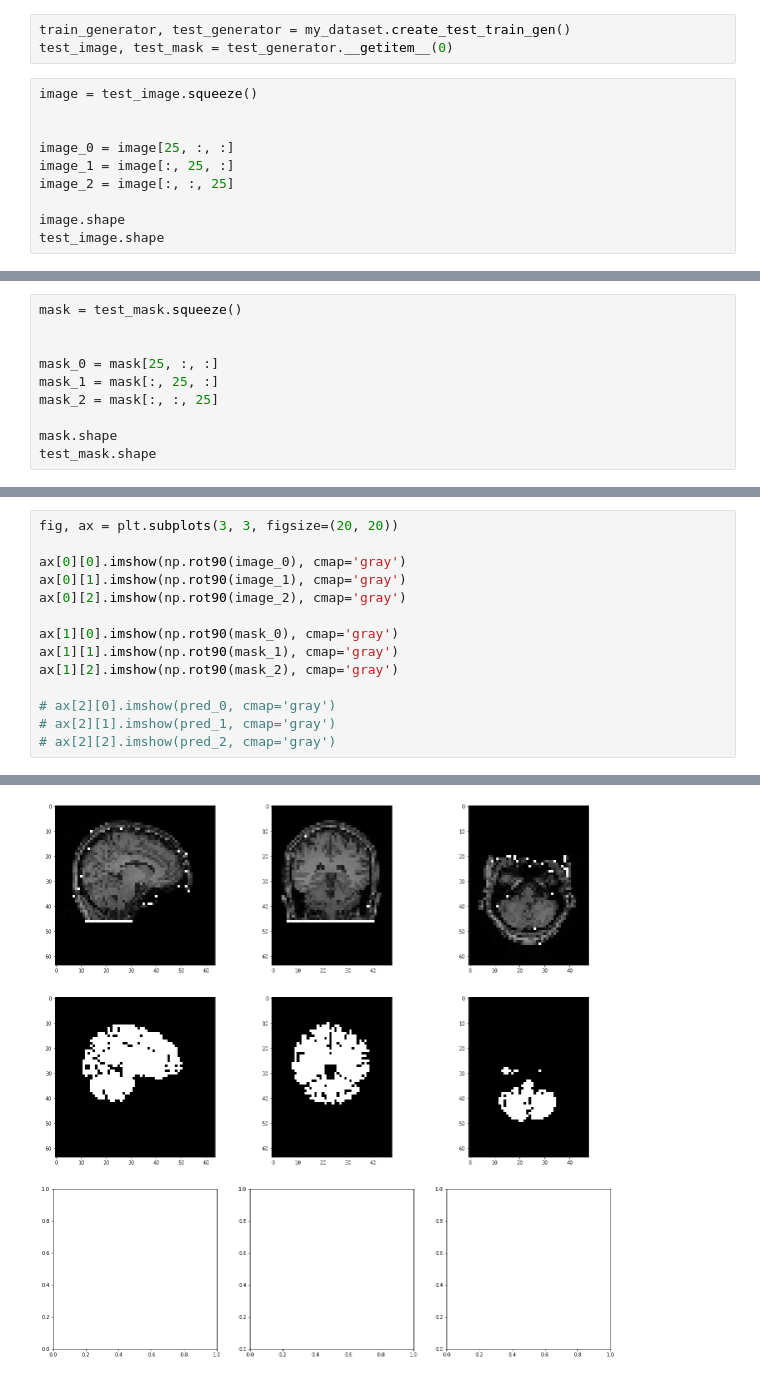
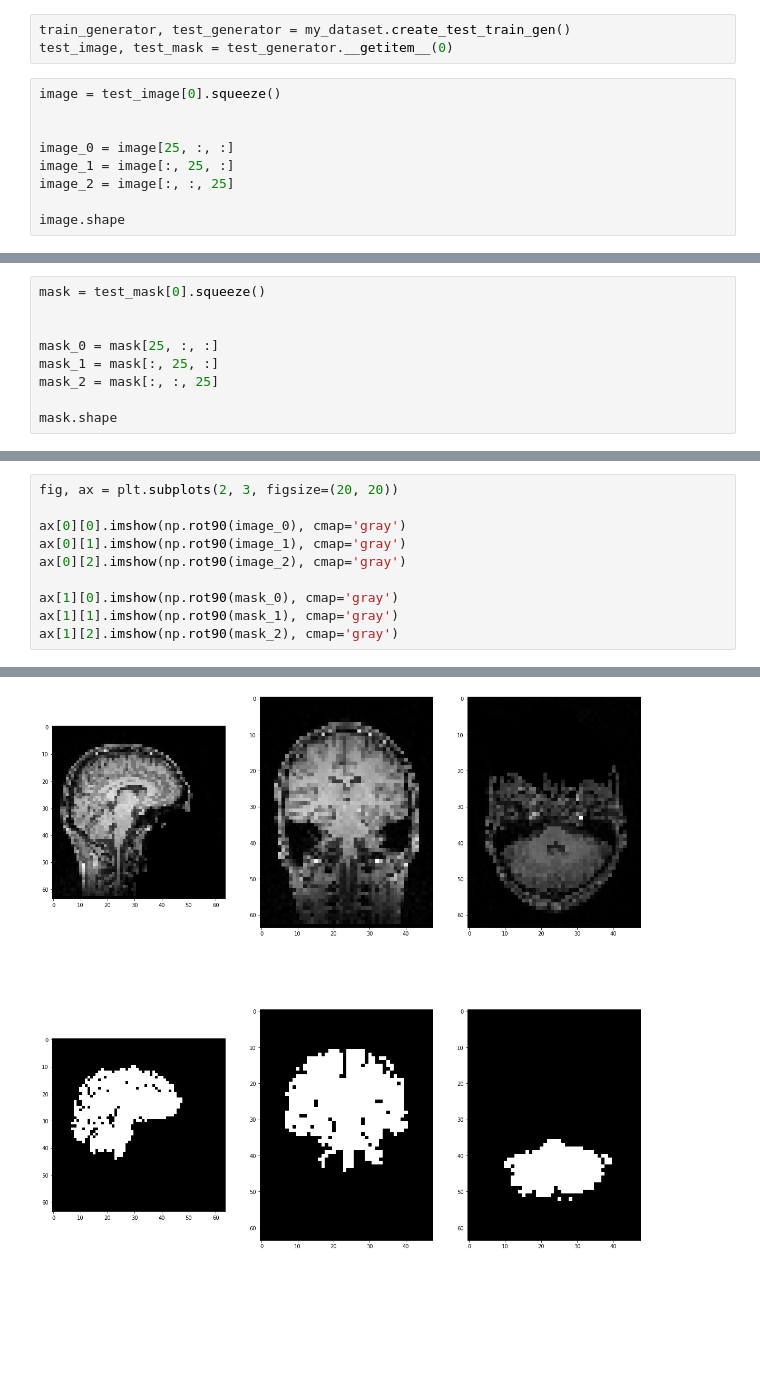
Before and after one commit to pippo111/keras-sandbox, a Jupyter notebook: CheckDataset.ipynb, the cells around one changed output, grey strips where cells are left out. Saved outputs shown, nothing was run; the diff lists cells and outputs as text; blank space fills up the shorter version.

```diff
--- a/CheckDataset.ipynb
+++ b/CheckDataset.ipynb
@@ -18,7 +18,7 @@ my_dataset = dataset.MyDataset(
 train_generator, test_generator = my_dataset.create_test_train_gen()
 test_image, test_mask = test_generator.__getitem__(0)
 # %%
-image = test_image.squeeze()
+image = test_image[0].squeeze()
 
 
 image_0 = image[25, :, :]
@@ -26,5 +26,4 @@ image_1 = image[:, 25, :]
 image_2 = image[:, :, 25]
 
 image.shape
-test_image.shape
 # %% [output]
@@ -32,5 +31,5 @@ test_image.shape
 # %%
-mask = test_mask.squeeze()
+mask = test_mask[0].squeeze()
 
 
 mask_0 = mask[25, :, :]
@@ -38,5 +37,4 @@ mask_1 = mask[:, 25, :]
 mask_2 = mask[:, :, 25]
 
 mask.shape
-test_mask.shape
 # %% [output]
@@ -44,17 +42,13 @@ test_mask.shape
 # %%
-fig, ax = plt.subplots(3, 3, figsize=(20, 20))
+fig, ax = plt.subplots(2, 3, figsize=(20, 20))
 
 ax[0][0].imshow(np.rot90(image_0), cmap='gray')
 ax[0][1].imshow(np.rot90(image_1), cmap='gray')
 ax[0][2].imshow(np.rot90(image_2), cmap='gray')
 
 ax[1][0].imshow(np.rot90(mask_0), cmap='gray')
 ax[1][1].imshow(np.rot90(mask_1), cmap='gray')
 ax[1][2].imshow(np.rot90(mask_2), cmap='gray')
-
-# ax[2][0].imshow(pred_0, cmap='gray')
-# ax[2][1].imshow(pred_1, cmap='gray')
-# ax[2][2].imshow(pred_2, cmap='gray')
 # %% [output]
 <matplotlib.image.AxesImage at 0x...>
-[figure, old version]
+[figure, new version]
```
Also changed, not shown: parts of 2 cells of this notebook, 12 other files.
